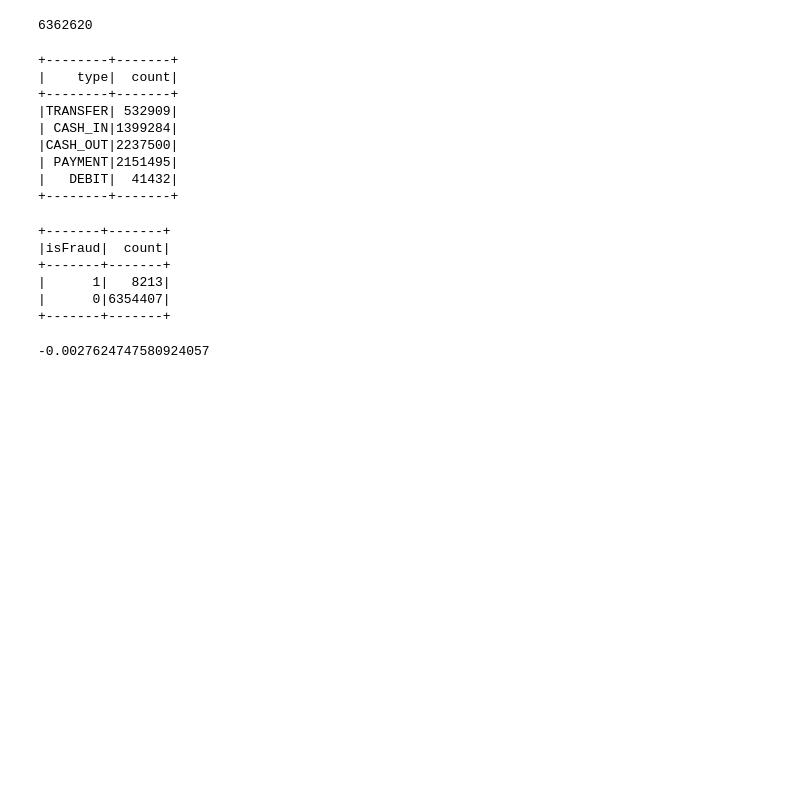
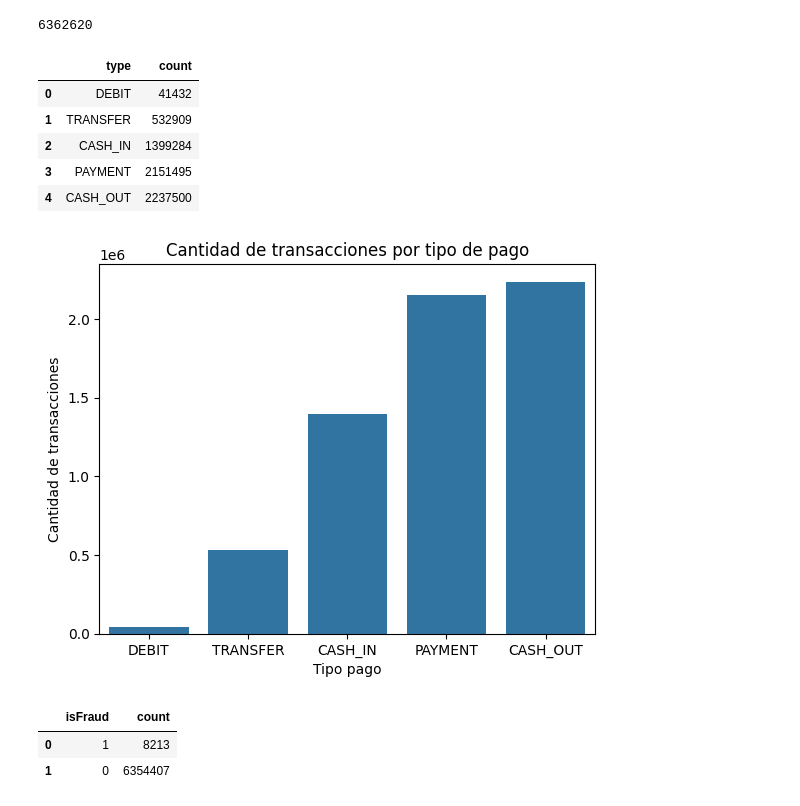
Before and after one commit to Branlut/fraud-detection, a Jupyter notebook: fraud.ipynb, the cells around one changed output. Saved outputs shown, nothing was run; the diff lists cells and outputs as text; code cells hidden in the pictures; blank space fills up the shorter version.

```diff
--- a/fraud.ipynb
+++ b/fraud.ipynb
@@ -65,28 +81,28 @@ df.count()
 # %% [output]
 6362620
 # %%
-type_count = df.groupBy('type').count().show()
+type_count = df.groupBy('type').count().orderBy('count').toPandas()
+type_count.head()
 # %% [output]
-+--------+-------+
-|    type|  count|
-+--------+-------+
-|TRANSFER| 532909|
-| CASH_IN|1399284|
-|CASH_OUT|2237500|
-| PAYMENT|2151495|
-|   DEBIT|  41432|
-+--------+-------+
+|  | type | count |
+| 0 | DEBIT | 41432 |
+| 1 | TRANSFER | 532909 |
+| 2 | CASH_IN | 1399284 |
+| 3 | PAYMENT | 2151495 |
+| 4 | CASH_OUT | 2237500 |
+# %%
+
+sns.barplot(data=type_count, x='type', y='count')
+plt.title('Cantidad de transacciones por tipo de pago')
+plt.xlabel('Tipo pago')
+plt.ylabel('Cantidad de transacciones')
+plt.show()
+# %% [output]
+[figure, added]
 # %%
-fraud_count = df.groupBy('isFraud').count().show()
+fraud_count = df.groupBy('isFraud').count().toPandas()
+fraud_count.head()
 # %% [output]
-+-------+-------+
-|isFraud|  count|
-+-------+-------+
-|      1|   8213|
-|      0|6354407|
-+-------+-------+
+|  | isFraud | count |
+| 0 | 1 | 8213 |
+| 1 | 0 | 6354407 |
-# %%
-corr_df=df.corr('amount','oldbalanceOrg')
-print(corr_df)
-# %% [output]
--0.0027624747580924057
```
Also changed, not shown: parts of 8 cells of this notebook.
